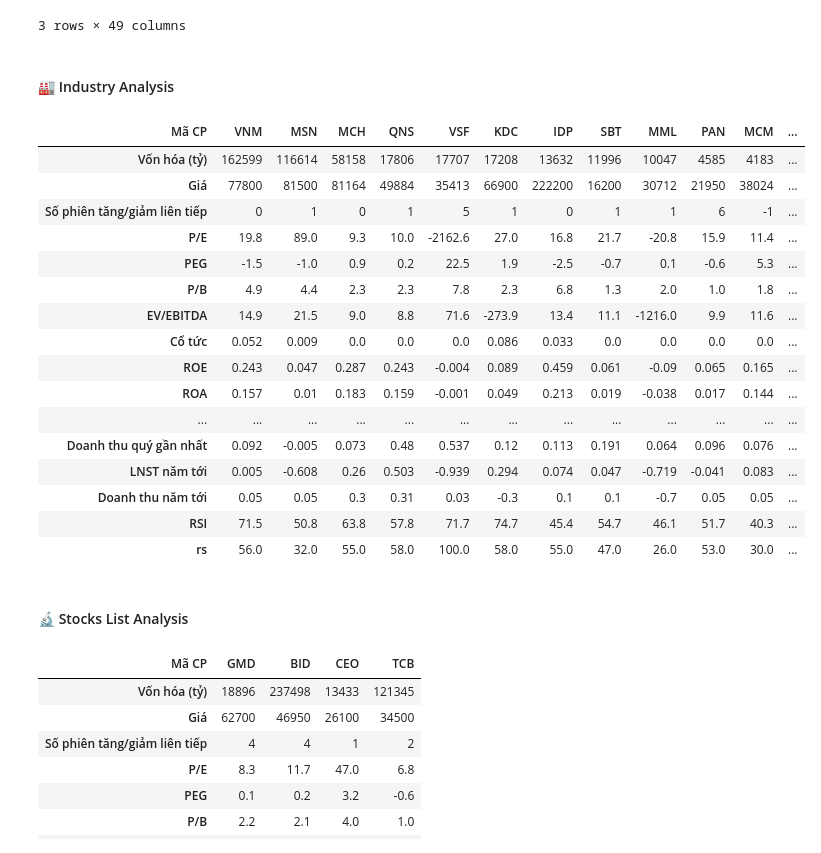
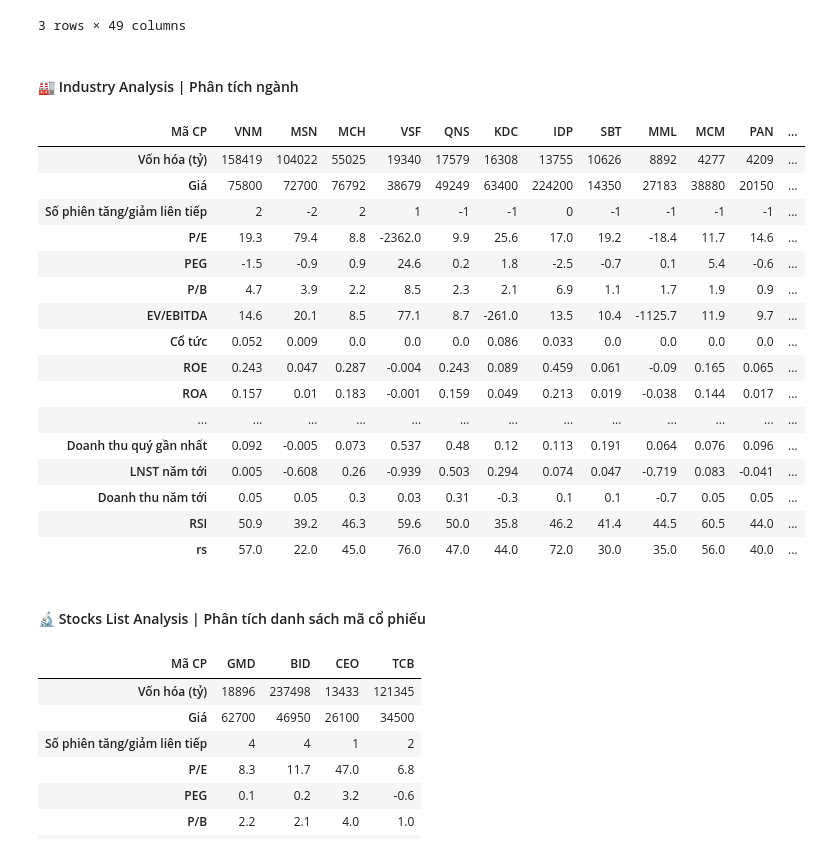
Before and after one commit to thinh-vu/vnstock, a Jupyter notebook: docs/gen2_vnstock_demo_index_all_functions_testing_2023.ipynb, the cells around one changed output. Drawn from its saved outputs; the diff is of its cells as text; code cells hidden in the pictures.

```diff
--- a/docs/gen2_vnstock_demo_index_all_functions_testing_2023.ipynb
+++ b/docs/gen2_vnstock_demo_index_all_functions_testing_2023.ipynb
@@ -380,29 +380,29 @@ price_board('TCB,SSI,VND')
 | 2 | VND | 23650.0 | 1.01 | 0.73 | -283400 | -16.3 | 71.627204 | 0.24 | Buy | ... |
 3 rows × 49 columns
 # %% [markdown]
-#### 🏭 Industry Analysis
+#### 🏭 Industry Analysis | Phân tích ngành
 # %%
-industry_analysis("VNM")
+industry_analysis("VNM", lang="vi")
 # %% [output]
-| Mã CP | VNM | MSN | MCH | QNS | VSF | KDC | IDP | SBT | MML | PAN | MCM | ... |
-| Vốn hóa (tỷ) | 162599 | 116614 | 58158 | 17806 | 17707 | 17208 | 13632 | 11996 | 10047 | 4585 | 4183 | ... |
-| Giá | 77800 | 81500 | 81164 | 49884 | 35413 | 66900 | 222200 | 16200 | 30712 | 21950 | 38024 | ... |
-| Số phiên tăng/giảm liên tiếp | 0 | 1 | 0 | 1 | 5 | 1 | 0 | 1 | 1 | 6 | -1 | ... |
-| P/E | 19.8 | 89.0 | 9.3 | 10.0 | -2162.6 | 27.0 | 16.8 | 21.7 | -20.8 | 15.9 | 11.4 | ... |
-| PEG | -1.5 | -1.0 | 0.9 | 0.2 | 22.5 | 1.9 | -2.5 | -0.7 | 0.1 | -0.6 | 5.3 | ... |
-| P/B | 4.9 | 4.4 | 2.3 | 2.3 | 7.8 | 2.3 | 6.8 | 1.3 | 2.0 | 1.0 | 1.8 | ... |
-| EV/EBITDA | 14.9 | 21.5 | 9.0 | 8.8 | 71.6 | -273.9 | 13.4 | 11.1 | -1216.0 | 9.9 | 11.6 | ... |
+| Mã CP | VNM | MSN | MCH | VSF | QNS | KDC | IDP | SBT | MML | MCM | PAN | ... |
+| Vốn hóa (tỷ) | 158419 | 104022 | 55025 | 19340 | 17579 | 16308 | 13755 | 10626 | 8892 | 4277 | 4209 | ... |
+| Giá | 75800 | 72700 | 76792 | 38679 | 49249 | 63400 | 224200 | 14350 | 27183 | 38880 | 20150 | ... |
+| Số phiên tăng/giảm liên tiếp | 2 | -2 | 2 | 1 | -1 | -1 | 0 | -1 | -1 | -1 | -1 | ... |
+| P/E | 19.3 | 79.4 | 8.8 | -2362.0 | 9.9 | 25.6 | 17.0 | 19.2 | -18.4 | 11.7 | 14.6 | ... |
+| PEG | -1.5 | -0.9 | 0.9 | 24.6 | 0.2 | 1.8 | -2.5 | -0.7 | 0.1 | 5.4 | -0.6 | ... |
+| P/B | 4.7 | 3.9 | 2.2 | 8.5 | 2.3 | 2.1 | 6.9 | 1.1 | 1.7 | 1.9 | 0.9 | ... |
+| EV/EBITDA | 14.6 | 20.1 | 8.5 | 77.1 | 8.7 | -261.0 | 13.5 | 10.4 | -1125.7 | 11.9 | 9.7 | ... |
 | Cổ tức | 0.052 | 0.009 | 0.0 | 0.0 | 0.0 | 0.086 | 0.033 | 0.0 | 0.0 | 0.0 | 0.0 | ... |
-| ROE | 0.243 | 0.047 | 0.287 | 0.243 | -0.004 | 0.089 | 0.459 | 0.061 | -0.09 | 0.065 | 0.165 | ... |
-| ROA | 0.157 | 0.01 | 0.183 | 0.159 | -0.001 | 0.049 | 0.213 | 0.019 | -0.038 | 0.017 | 0.144 | ... |
+| ROE | 0.243 | 0.047 | 0.287 | -0.004 | 0.243 | 0.089 | 0.459 | 0.061 | -0.09 | 0.165 | 0.065 | ... |
+| ROA | 0.157 | 0.01 | 0.183 | -0.001 | 0.159 | 0.049 | 0.213 | 0.019 | -0.038 | 0.144 | 0.017 | ... |
 | ... | ... | ... | ... | ... | ... | ... | ... | ... | ... | ... | ... | ... |
-| Doanh thu quý gần nhất | 0.092 | -0.005 | 0.073 | 0.48 | 0.537 | 0.12 | 0.113 | 0.191 | 0.064 | 0.096 | 0.076 | ... |
-| LNST năm tới | 0.005 | -0.608 | 0.26 | 0.503 | -0.939 | 0.294 | 0.074 | 0.047 | -0.719 | -0.041 | 0.083 | ... |
-| Doanh thu năm tới | 0.05 | 0.05 | 0.3 | 0.31 | 0.03 | -0.3 | 0.1 | 0.1 | -0.7 | 0.05 | 0.05 | ... |
-| RSI | 71.5 | 50.8 | 63.8 | 57.8 | 71.7 | 74.7 | 45.4 | 54.7 | 46.1 | 51.7 | 40.3 | ... |
-| rs | 56.0 | 32.0 | 55.0 | 58.0 | 100.0 | 58.0 | 55.0 | 47.0 | 26.0 | 53.0 | 30.0 | ... |
+| Doanh thu quý gần nhất | 0.092 | -0.005 | 0.073 | 0.537 | 0.48 | 0.12 | 0.113 | 0.191 | 0.064 | 0.076 | 0.096 | ... |
+| LNST năm tới | 0.005 | -0.608 | 0.26 | -0.939 | 0.503 | 0.294 | 0.074 | 0.047 | -0.719 | 0.083 | -0.041 | ... |
+| Doanh thu năm tới | 0.05 | 0.05 | 0.3 | 0.03 | 0.31 | -0.3 | 0.1 | 0.1 | -0.7 | 0.05 | 0.05 | ... |
+| RSI | 50.9 | 39.2 | 46.3 | 59.6 | 50.0 | 35.8 | 46.2 | 41.4 | 44.5 | 60.5 | 44.0 | ... |
+| rs | 57.0 | 22.0 | 45.0 | 76.0 | 47.0 | 44.0 | 72.0 | 30.0 | 35.0 | 56.0 | 40.0 | ... |
 # %% [markdown]
-#### 🔬 Stocks List Analysis
+#### 🔬 Stocks List Analysis | Phân tích danh sách mã cổ phiếu
 # %%
 stock_ls_analysis("TCB, BID, CEO, GMD")
 # %% [output]
```
Also changed, not shown: parts of 35 cells of this notebook, 37 other files.
